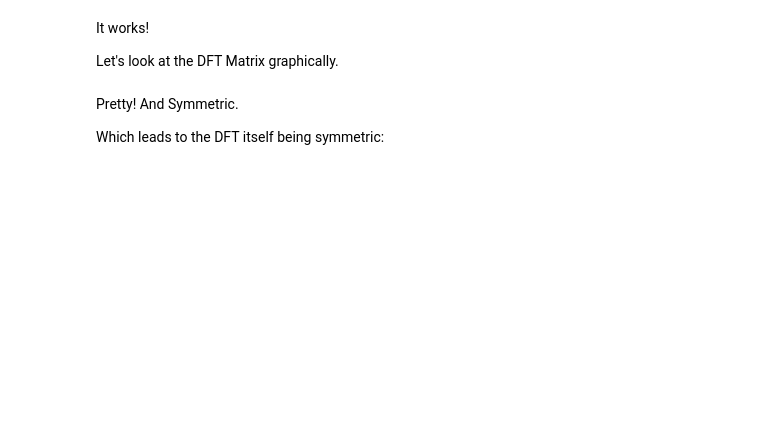
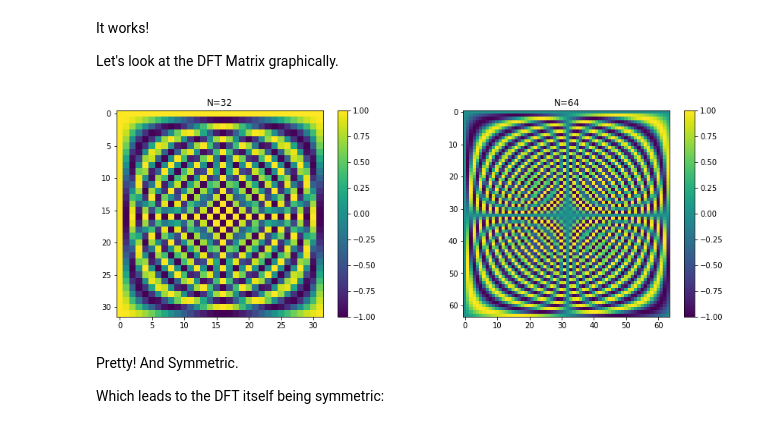
Before and after one commit to jmftrindade/digital_music_processing, a Jupyter notebook: 3_fourier/fourier2.ipynb, the cells around one changed output. Drawn from its saved outputs; the diff is of its cells as text; code cells hidden in the pictures; blank space fills up the shorter version.

Commit message:
unit 3 part 2

```diff
--- a/3_fourier/fourier2.ipynb
+++ b/3_fourier/fourier2.ipynb
@@ -69,9 +73,19 @@ The entire expression can be expressed as a single Matrix Multiply.
 <font color='red'>__Whiteboard__</font>: Matrix Multiplication and the DFT matrix
 # %%
 # [livecode]
+# NOTE: in class he renamed "w" aka omega to "tpon" ("two pi over N")
+
+def make_dft_mtx_during_class(N):
+    P = np.zeros((N,N), complex)
+    w = -2j * np.pi / N
+    n = np.arange(N)
+    for k in range(N):
+        P[k,:] = np.exp(w * n * k)
+    return P
+
 def make_dft_mtx(N):
     # create "probes" matrix:
-    P = np.zeros((N,N), dtype=np.complex)
+    P = np.zeros((N,N), dtype=complex)
     j2pn = -2j * np.pi / N * np.arange(N)
     for k in range(N):
         P[k,:] = np.exp(j2pn * k)
@@ -79,14 +93,19 @@ def make_dft_mtx(N):
     return P
 
 # another way of creating the same DFT matrix:
-def make_dft_mtx(N):
+def make_dft_mtx_v2(N):
     n = np.arange(N)
-    kn = np.outer(n, n)
-    return np.exp( -2j * np.pi / N * kn)
+    kn = np.outer(n, n)  # creates a matrix with the exponents for w
+    w = -2j * np.pi / N
+    return np.exp( w * kn)
 
 def dft(x):
     N = len(x)
     fb = make_dft_mtx(N)
 
     return np.dot(fb, x)
+
+with np.printoptions(2, suppress=True):
+    print(make_dft_mtx_v2(8).real)
+    print(make_dft_mtx_v2(8).imag)
 # [livecode]
@@ -110,18 +148,24 @@ Let's look at the DFT Matrix graphically.
 # %%
 dft_mtx32 = make_dft_mtx(32)
 dft_mtx64 = make_dft_mtx(64)
 
+# real part: even symmetry
 plt.figure(figsize=(15,5))
 plt.subplot(1,2,1)
 plt.imshow(np.real(dft_mtx32))
 plt.title('N=32')
 plt.colorbar()
 
+# imaginary part: odd symmetry
 plt.subplot(1,2,2)
-plt.imshow(np.real(dft_mtx64))
+plt.imshow(np.imag(dft_mtx64))
 plt.title('N=64')
 plt.colorbar()
 plt.show()
+
+# NOTE: the real part is even symmetric, and the imaginary part is odd symmetric
+# %% [output]
+[figure, added]
 # %% [markdown]
 Pretty! And Symmetric.
 
```
Also changed, not shown: parts of 30 cells of this notebook.
